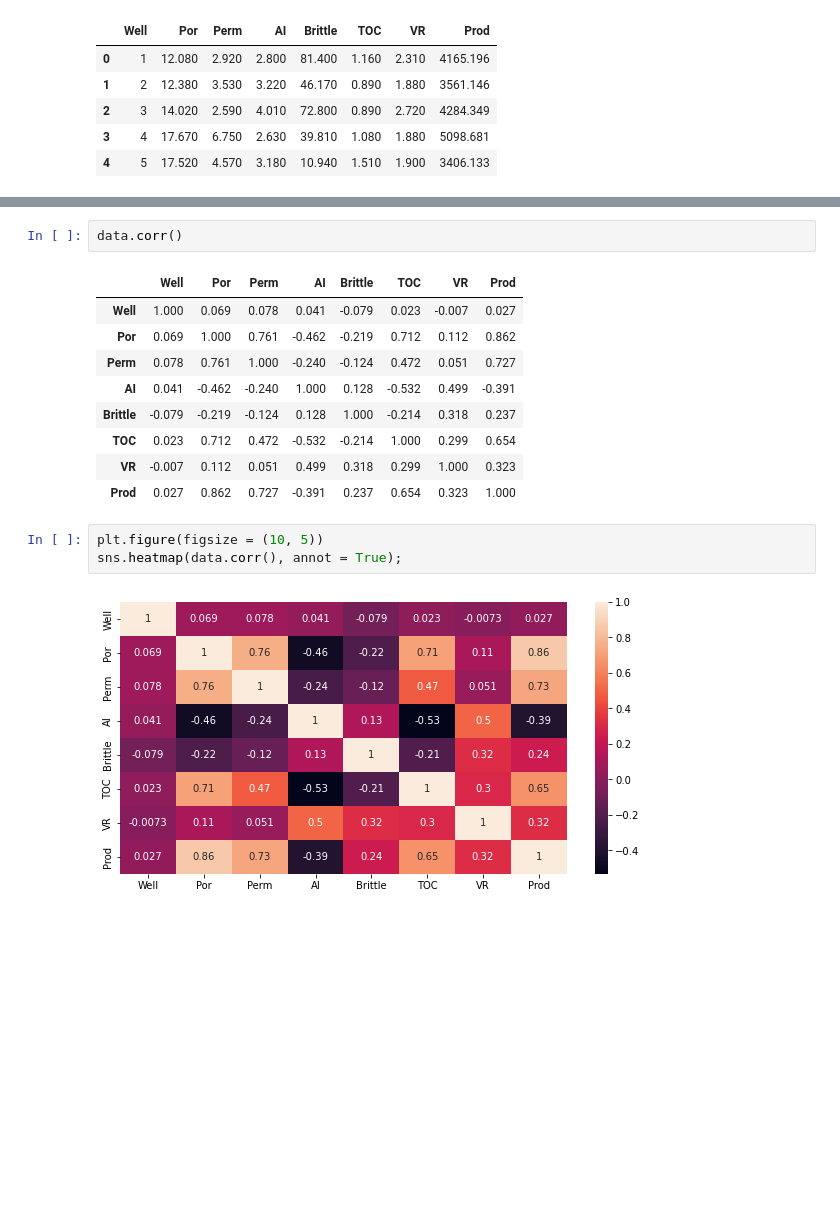
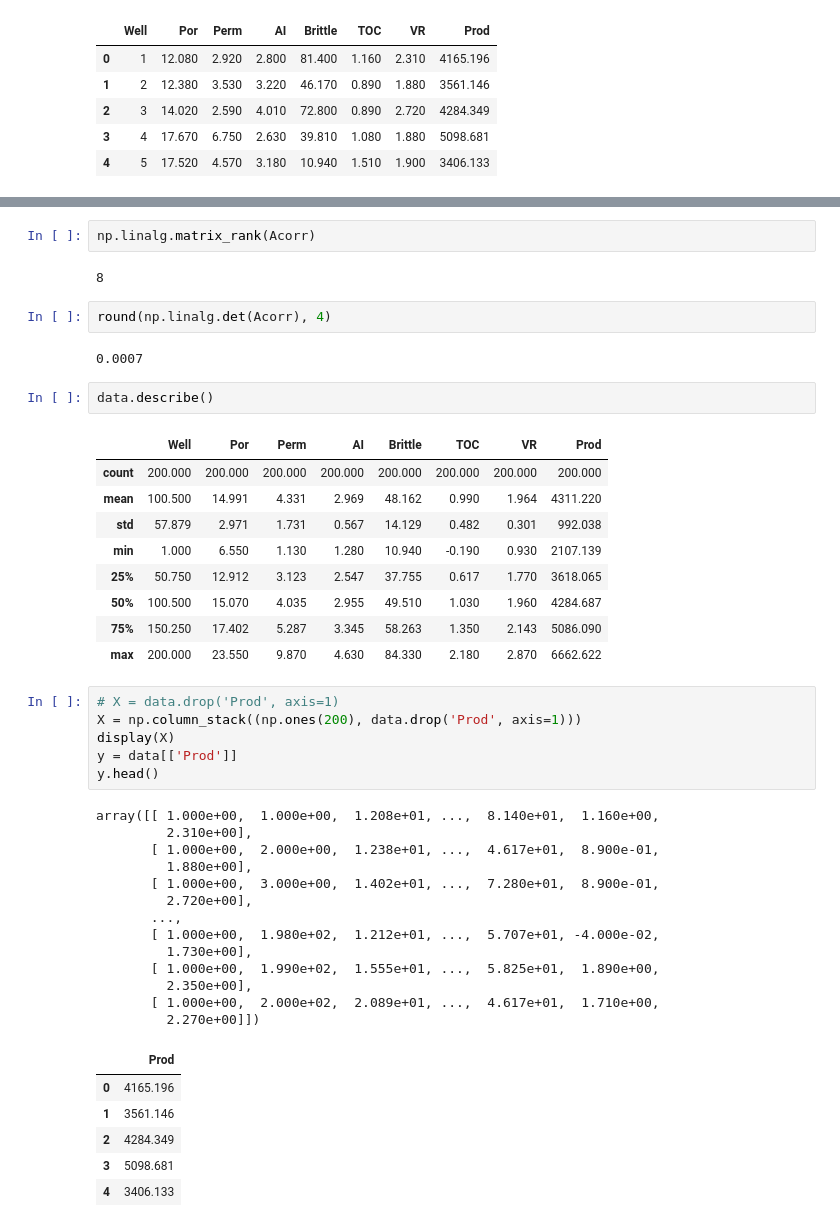
Before and after one commit to Motoborg/MATH_ML_2, a Jupyter notebook: NB_Y_OLE.ipynb, the cells around one changed output, grey strips where cells are left out. Cells and saved outputs as stored; diff of their text form; blank space fills up the shorter version.

```diff
--- a/NB_Y_OLE.ipynb
+++ b/NB_Y_OLE.ipynb
@@ -36,17 +56,46 @@ data.head()
+# %%
+np.linalg.matrix_rank(Acorr)
+# %% [output]
+8
+# %%
+round(np.linalg.det(Acorr), 4)
+# %% [output]
+0.0007
 # %%
-data.corr()
+data.describe()
 # %% [output]
 |  | Well | Por | Perm | AI | Brittle | TOC | VR | Prod |
-| Well | 1.000 | 0.069 | 0.078 | 0.041 | -0.079 | 0.023 | -0.007 | 0.027 |
-| Por | 0.069 | 1.000 | 0.761 | -0.462 | -0.219 | 0.712 | 0.112 | 0.862 |
-| Perm | 0.078 | 0.761 | 1.000 | -0.240 | -0.124 | 0.472 | 0.051 | 0.727 |
-| AI | 0.041 | -0.462 | -0.240 | 1.000 | 0.128 | -0.532 | 0.499 | -0.391 |
-| Brittle | -0.079 | -0.219 | -0.124 | 0.128 | 1.000 | -0.214 | 0.318 | 0.237 |
-| TOC | 0.023 | 0.712 | 0.472 | -0.532 | -0.214 | 1.000 | 0.299 | 0.654 |
-| VR | -0.007 | 0.112 | 0.051 | 0.499 | 0.318 | 0.299 | 1.000 | 0.323 |
-| Prod | 0.027 | 0.862 | 0.727 | -0.391 | 0.237 | 0.654 | 0.323 | 1.000 |
+| count | 200.000 | 200.000 | 200.000 | 200.000 | 200.000 | 200.000 | 200.000 | 200.000 |
+| mean | 100.500 | 14.991 | 4.331 | 2.969 | 48.162 | 0.990 | 1.964 | 4311.220 |
+| std | 57.879 | 2.971 | 1.731 | 0.567 | 14.129 | 0.482 | 0.301 | 992.038 |
+| min | 1.000 | 6.550 | 1.130 | 1.280 | 10.940 | -0.190 | 0.930 | 2107.139 |
+| 25% | 50.750 | 12.912 | 3.123 | 2.547 | 37.755 | 0.617 | 1.770 | 3618.065 |
+| 50% | 100.500 | 15.070 | 4.035 | 2.955 | 49.510 | 1.030 | 1.960 | 4284.687 |
+| 75% | 150.250 | 17.402 | 5.287 | 3.345 | 58.263 | 1.350 | 2.143 | 5086.090 |
+| max | 200.000 | 23.550 | 9.870 | 4.630 | 84.330 | 2.180 | 2.870 | 6662.622 |
-# %%
-plt.figure(figsize = (10, 5))
-sns.heatmap(data.corr(), annot = True);
-# %% [output]
-[figure, removed]
+# %%
+# X = data.drop('Prod', axis=1)
+X = np.column_stack((np.ones(200), data.drop('Prod', axis=1)))
+display(X)
+y = data[['Prod']]
+y.head()
+# %% [output]
+array([[ 1.000e+00,  1.000e+00,  1.208e+01, ...,  8.140e+01,  1.160e+00,
+         2.310e+00],
+       [ 1.000e+00,  2.000e+00,  1.238e+01, ...,  4.617e+01,  8.900e-01,
+         1.880e+00],
+       [ 1.000e+00,  3.000e+00,  1.402e+01, ...,  7.280e+01,  8.900e-01,
+         2.720e+00],
+       ...,
+       [ 1.000e+00,  1.980e+02,  1.212e+01, ...,  5.707e+01, -4.000e-02,
+         1.730e+00],
+       [ 1.000e+00,  1.990e+02,  1.555e+01, ...,  5.825e+01,  1.890e+00,
+         2.350e+00],
+       [ 1.000e+00,  2.000e+02,  2.089e+01, ...,  4.617e+01,  1.710e+00,
+         2.270e+00]])
+|  | Prod |
+| 0 | 4165.196 |
+| 1 | 3561.146 |
+| 2 | 4284.349 |
+| 3 | 5098.681 |
+| 4 | 3406.133 |
```
Also changed, not shown: parts of 13 cells of this notebook.
